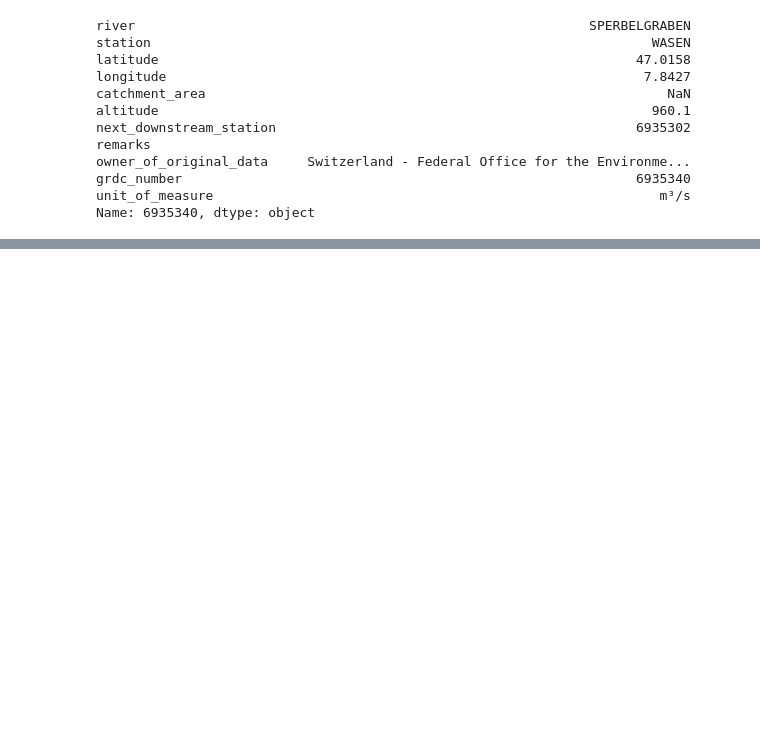
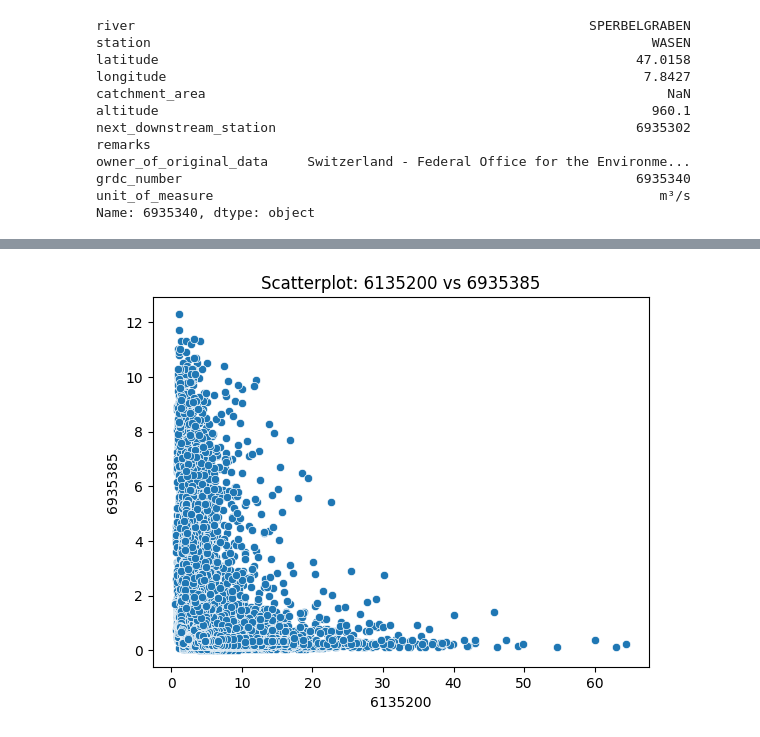
Before and after one commit to anderzzz/river_gpt, a Jupyter notebook: river_gpt.ipynb, the cells around one changed output, grey strips where cells are left out. Cells and saved outputs as stored; diff of their text form; code cells hidden in the pictures; blank space fills up the shorter version.

```diff
--- a/river_gpt.ipynb
+++ b/river_gpt.ipynb
@@ -330,0 +494,23 @@ print (fit_df)
+# %%
+import pandas as pd
+import seaborn as sns
+import matplotlib.pyplot as plt
+
+def create_scatterplot(flux_data_df, grdc_no1, grdc_no2):
+    # Get the rows for the two GRDC-No.
+    df1 = flux_data_df.loc[grdc_no1]
+    df2 = flux_data_df.loc[grdc_no2]
+
+    # Merge the two DataFrames on the Date index.
+    merged_df = pd.merge(df1, df2, on='Date', suffixes=['_' + grdc_no1, '_' + grdc_no2])
+
+    # Create scatterplot using Seaborn
+    sns.scatterplot(data=merged_df, x='Value_' + grdc_no1, y='Value_' + grdc_no2)
+    plt.xlabel(grdc_no1)
+    plt.ylabel(grdc_no2)
+    plt.title(f"Scatterplot: {grdc_no1} vs {grdc_no2}")
+    plt.show()
+# %%
+create_scatterplot(flux_data_df, '6135200', '6935385')
+# %% [output]
+[figure, added]
```
Also changed, not shown: parts of 21 cells of this notebook.
